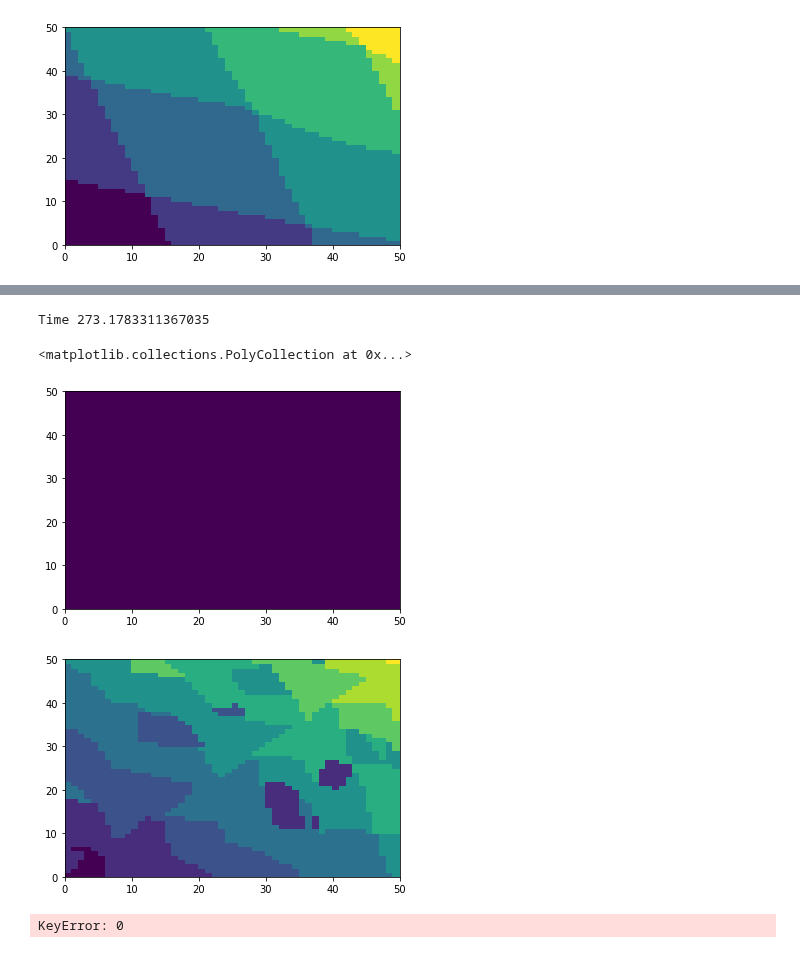
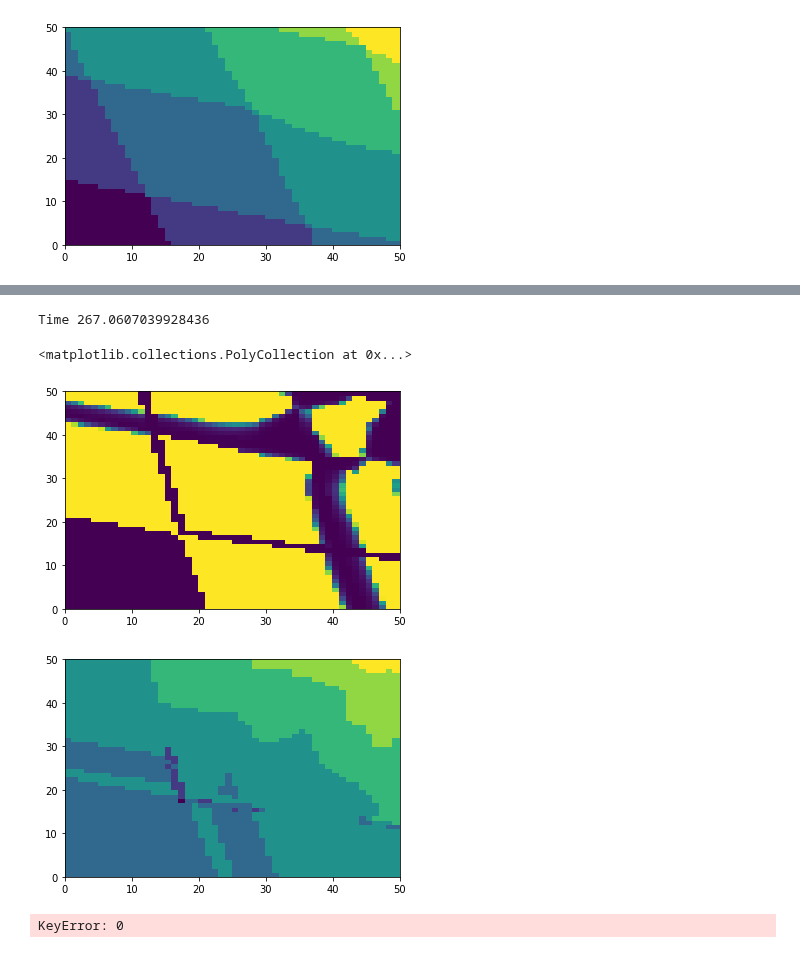
Before and after one commit to Quantumgame/quantum-ml, a Jupyter notebook: test_notebooks/new_thomas_fermi.ipynb, the cells around one changed output, grey strips where cells are left out. Drawn from its saved outputs; the diff is of its cells as text; code cells hidden in the pictures.

Commit message:
working bare bones capacitance model

```diff
--- a/test_notebooks/new_thomas_fermi.ipynb
+++ b/test_notebooks/new_thomas_fermi.ipynb
@@ -136,7 +136,7 @@ class ThomasFermi():
     def calc_cap_energy(self,N_vec):
         N_vec = np.array(N_vec)
         cap_model = self.cap_model
-        return np.dot(np.dot((N_vec-cap_model[0]).T,cap_model[1]),(N_vec-cap_model[0]))
+        return np.dot(np.dot((N_vec-cap_model[0]),cap_model[1]),(N_vec-cap_model[0]).T)
 
     def calc_stable_charge_config(self):
         '''
@@ -416,14 +416,11 @@ class Markov():
 
         # new approach to find the normalised probability distribution, rows of M are linearly dependent,
         # instead replace last row with a prob normalisation condition
-        M_ext = np.append(M[:-1,:],np.ones(M.shape[0]).reshape(1,-1),axis=0)
+        M_ext = np.append(M[:-1,:],[np.ones(M.shape[0])]).reshape(M.shape)
         b = np.zeros(M.shape[0])
         b[-1] = 1
 
-        try:
-            self.dist = np.linalg.solve(M_ext,b)
-        except (np.linalg.LinAlgError) as e:
-            self.dist = np.zeros(M.shape[0])
+        self.dist = np.linalg.solve(M_ext,b)
 
         return self.dist
 
@@ -455,7 +452,11 @@ class Markov():
         max_prob_index = np.argmax(self.dist)
         nodes = list(self.G.nodes())
         # remove the leads
-        return nodes[max_prob_index][1:-1]
+        state = nodes[max_prob_index][1:-1]
+
+        # using the average charge strategy
+        state = np.sum(np.array([x*np.array(y) for (x,y) in zip(self.dist,nodes)]),axis=0)
+        return state
 # %%
 # calculation of the electron density for a single set of gate voltages
 import sys
@@ -475,7 +476,7 @@ def find_V(x,list_b):
     return V
 
 # gate voltages
-V_0 = 800e-3
+V_0 = 600e-3
 V_1 = 800e-3
 def_gates = [[-1000e-3,0.0,0.1,1],[-300e-3,-0.7,0.1,1],[-300e-3,0.7,0.1,1]]
 list_b = def_gates + [[V_0,-0.2,0.1,1],[V_1,0.2,0.1,1]]
@@ -489,7 +490,7 @@ physics = {'x' : x,
            'K_0' : K_0,
            'V_x' : V_x,
            'mu'  : mu,
-           'kT'  : 1e-6
+           'kT'  : 1e-2
 }
 
 st = time.time()
@@ -501,4 +502,6 @@ print(config)
 plt.figure(2)
 plt.plot(x,tf.n)
 print(tf.calc_charges())
+
+print(tf.cap_model)
 # %% [output]
@@ -547,37 +547,37 @@ plt.pcolor(np.array([np.sum(x) for x in charge_config]).reshape((N_v,N_v)))
 # current calulation
 N_v = 50
 Vd1_vec = np.linspace(300e-3,650e-3,N_v)
 Vd2_vec = np.linspace(300e-3,650e-3,N_v)
 # list_list_b is a list of the possible set of gate voltages which is later converted into a potential profile
 list_list_b = [def_gates + [[x,-0.3,0.1,1],[y,0.3,0.1,1]] for x in Vd1_vec for y in Vd2_vec]
 
 st = time.time()
 graph_model = (1,1)
 def wrapper_curr(V_x):
     physics['V_x'] = V_x
     try:
         markov = Markov(graph_model,physics)
         markov.generate_graph()
         curr = markov.calc_current()
         charge = markov.calc_charge_state()
         del markov
     except KeyError as e:
         curr = 0
         charge = [0]
     return  curr,charge
 
 current = [wrapper_curr(find_V(x,y)) for y in list_list_b]
 print("Time",time.time()-st)
 
 plt.figure(1)
-plt.pcolor(np.array([np.sum(x[0]) for x in current]).reshape((N_v,N_v)),vmax=1e-5)
+plt.pcolor(np.array([np.sum(x[0]) for x in current]).reshape((N_v,N_v)),vmax=1e-7)
 plt.figure(2)
 plt.pcolor(np.array([np.sum(x[1]) for x in current]).reshape((N_v,N_v)))
 # %% [output]
-Time 273.1783311367035
+Time 267.0607039928436
 <matplotlib.collections.PolyCollection at 0x...>
-[figure, old version]
+[figure, new version]
-[figure, old version]
+[figure, new version]
 # %%
 # testing for a single dot
 
```
Also changed, not shown: parts of 2 cells of this notebook, 1 other file.
